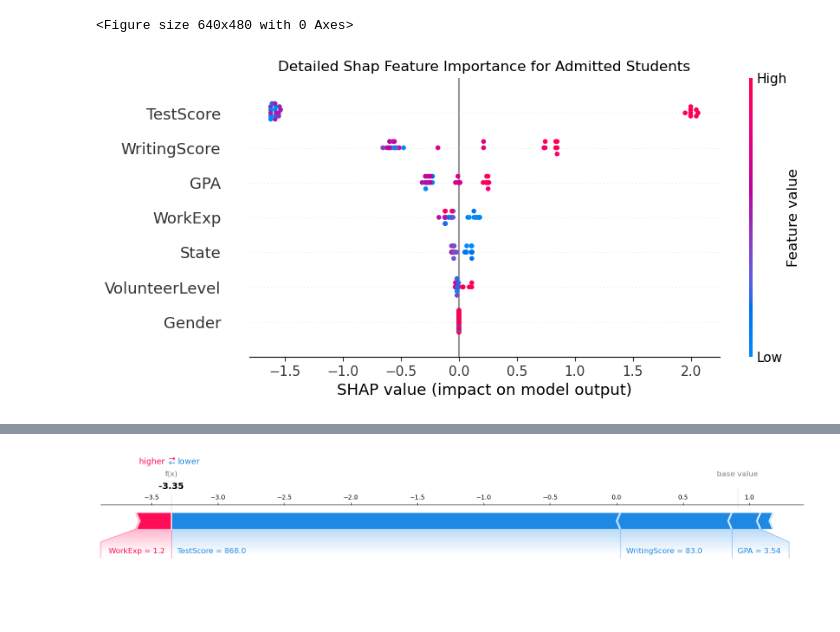
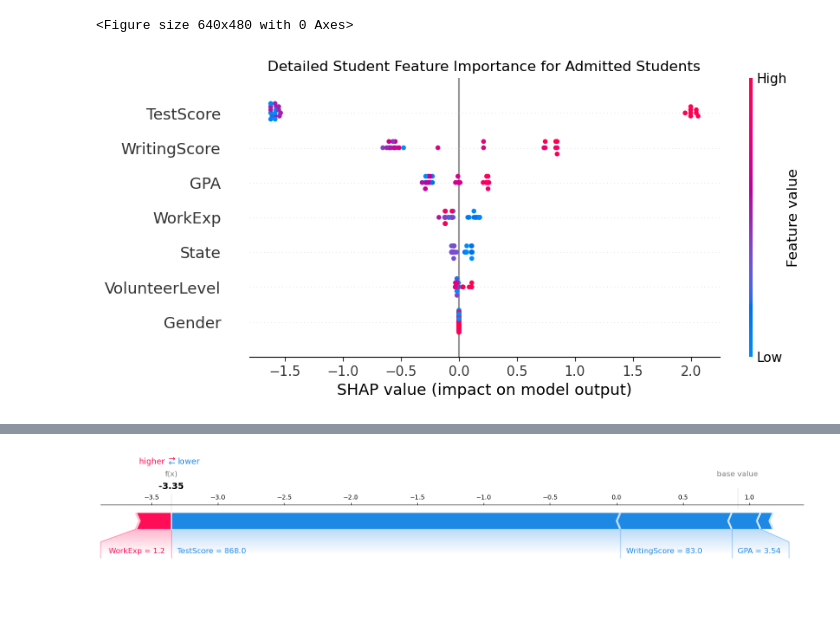
Before and after one commit to ad1589/dsan-5900.github.io, a Jupyter notebook: code/amelia_xgboost/xgboost.ipynb, the cells around one changed output, grey strips where cells are left out. Drawn from its saved outputs; the diff is of its cells as text; code cells hidden in the pictures.

```diff
--- a/code/amelia_xgboost/xgboost.ipynb
+++ b/code/amelia_xgboost/xgboost.ipynb
@@ -643,10 +643,10 @@ plt.savefig('../../website/images/breakout_shap.png', dpi=300, bbox_inches='tigh
 # %%
 # ddetailed summary plots
 class_index = 0
 
 shap.summary_plot(shap_values[class_index], X_test, plot_type="dot", show=False)
 plt.gcf().set_size_inches(9,4)
-plt.title("Detailed Shap Feature Importance for Admitted Students")
+plt.title("Detailed Student Feature Importance for Admitted Students")
 plt.show()
 # %% [output]
-[figure, old version]
+[figure, new version]
```
Also changed, not shown: parts of 2 cells of this notebook, 7 other files.
